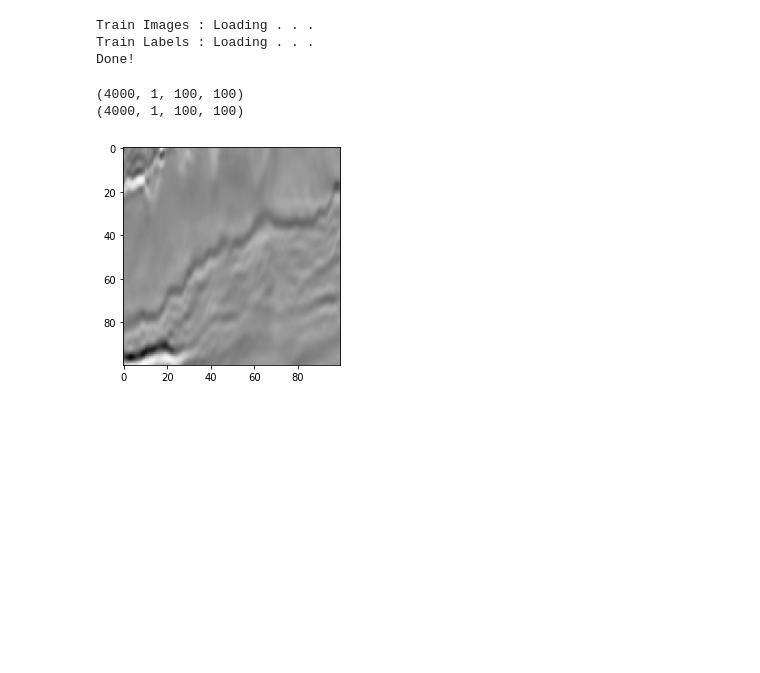
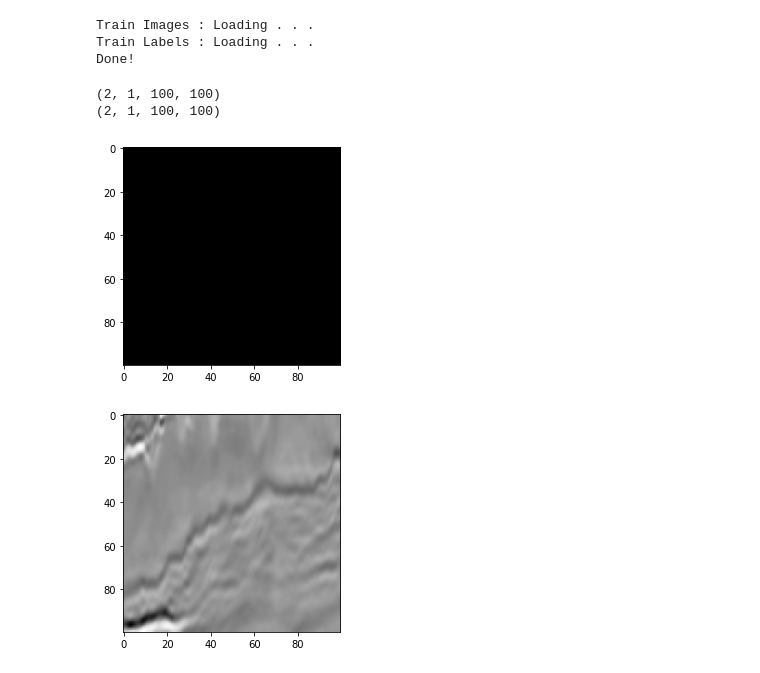
Before and after one commit to labis7/UNET-Using-Numpy, a Jupyter notebook: U-Net - Numpy.ipynb, the cells around one changed output. Drawn from its saved outputs; the diff is of its cells as text; code cells hidden in the pictures; blank space fills up the shorter version.

```diff
--- a/U-Net - Numpy.ipynb
+++ b/U-Net - Numpy.ipynb
@@ -52,16 +52,16 @@ def mnist(path=None):
         """Return images loaded locally."""
         folder = path + "/images/"
         onlyfiles = [cv2.cvtColor(image.imread(folder+f), cv2.COLOR_RGB2GRAY) for f in os.listdir(folder)]
-        pixels = np.array(onlyfiles).reshape(-1,1,101,101).astype('float32')/255
-        return pixels[:,:,0:100,0:100]
+        pixels = np.array(onlyfiles).reshape(-1,1,101,101).astype('float32')#/255
+        return pixels[:2,:,0:100,0:100]
 
     def _labels(path):
         """Return labels loaded locally."""
 
         folder = path + "/labels/"
         onlyfiles = [image.imread(folder+f) for f in os.listdir(folder)]
-        pixels = np.array(onlyfiles).reshape(-1,1,101,101).astype('float32')/255
-        return pixels[:,:,0:100,0:100]
+        pixels = np.array(onlyfiles).reshape(-1,1,101,101).astype('float32') #/255
+        return pixels[:2,:,0:100,0:100]
     print("Train Images : Loading . . .")
     train_images = _images(path)
     print("Train Labels : Loading . . .")
@@ -83,32 +83,34 @@ Done!
 # %%
 ch = 1 #Number of channels
 print(train_images.shape)
 print(train_labels.shape) # ONE-HOT !!!
 #print(train_images.T.shape)
 #print(train_labels.reshape((train_images.shape[0], 10)).shape)
 
 ##### Getting Ready for the Conv Layers #####
 #train_images = train_images.reshape(train_images.shape[0], ch, 28, 28).squeeze()
 #test_images = test_images.reshape(test_images.shape[0], ch, 28, 28).squeeze()
 
 #############################################
 
 #y = train_images[1].reshape(1,28,28)
 #print(y.squeeze().shape)
 '''
 temp = []
 #train_labels = train_labels.sum(1)
 for i in range(int(len(train_labels[:]))):
     temp.append(list(train_labels[i][:]).index(1))
 
 
 train_labels = np.array(temp.copy())
 #print(train_labels[0:5])
 '''
+plt.imshow(train_labels[1].squeeze(), cmap='Greys_r');
 pass
 # %% [output]
-(4000, 1, 100, 100)
-(4000, 1, 100, 100)
+(2, 1, 100, 100)
+(2, 1, 100, 100)
+[figure, added]
 # %%
 plt.imshow(train_images[0].squeeze(), cmap='Greys_r');
 # %% [output]
```
Also changed, not shown: parts of 3 cells of this notebook.
